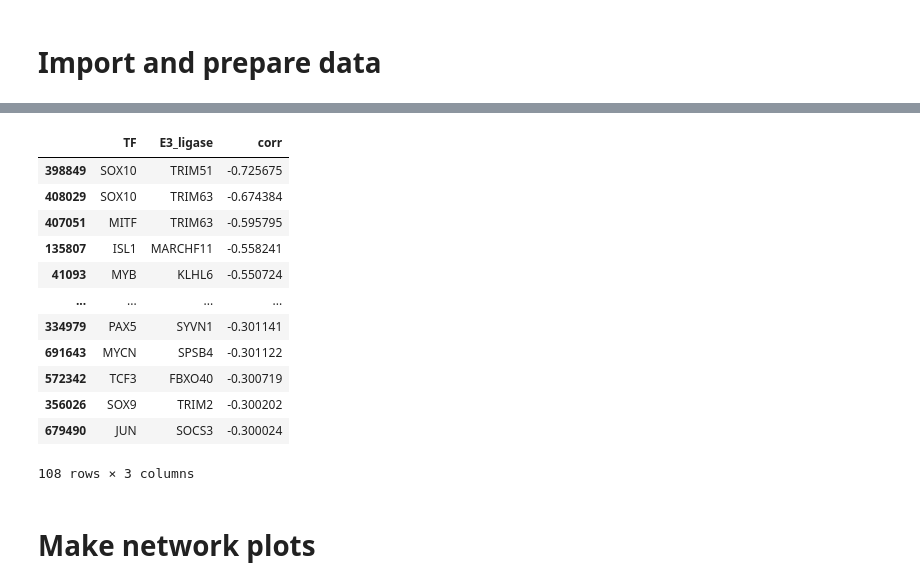
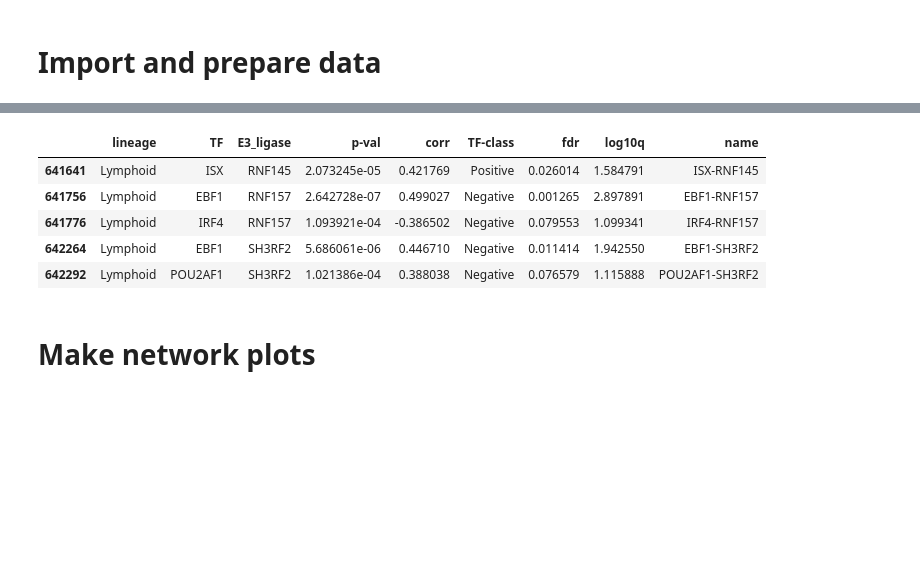
Before and after one commit to ddiannae/cancer_bootcamp25, a Jupyter notebook: 9_make_network_plots.ipynb, the cells around one changed output, grey strips where cells are left out. Saved outputs shown, nothing was run; the diff lists cells and outputs as text; code cells hidden in the pictures; blank space fills up the shorter version.

```diff
--- a/9_make_network_plots.ipynb
+++ b/9_make_network_plots.ipynb
@@ -10,5 +9,5 @@ import matplotlib.pyplot as plt
 # Import and prepare data
 # %%
 # read in dependency matrix of interest
-e3_tf_corr = pd.read_pickle("pydata/tf_dependency_e3ls_expr_correlation.pkl")
+e3_tf_corr = pd.read_pickle("pydata/tf_dependency_e3ls_expr_correlation_bylineage_fdr_significant.pkl")
 # %%
@@ -35,16 +22,11 @@ e3_tf_corr_filtered=e3_tf_corr.loc[ abs(e3_tf_corr['corr'] < -threshold) , ['TF'
+# %%
+e3_tf_corr_filtered =  e3_tf_corr[e3_tf_corr["lineage"] == "Lymphoid"]
 # %%
-e3_tf_corr_filtered
+e3_tf_corr_filtered.head()
 # %% [output]
-|  | TF | E3_ligase | corr |
-| 398849 | SOX10 | TRIM51 | -0.725675 |
-| 408029 | SOX10 | TRIM63 | -0.674384 |
-| 407051 | MITF | TRIM63 | -0.595795 |
-| 135807 | ISL1 | MARCHF11 | -0.558241 |
-| 41093 | MYB | KLHL6 | -0.550724 |
-| ... | ... | ... | ... |
-| 334979 | PAX5 | SYVN1 | -0.301141 |
-| 691643 | MYCN | SPSB4 | -0.301122 |
-| 572342 | TCF3 | FBXO40 | -0.300719 |
-| 356026 | SOX9 | TRIM2 | -0.300202 |
-| 679490 | JUN | SOCS3 | -0.300024 |
+|  | lineage | TF | E3_ligase | p-val | corr | TF-class | fdr | log10q | name |
+| 641641 | Lymphoid | ISX | RNF145 | 2.073245e-05 | 0.421769 | Positive | 0.026014 | 1.584791 | ISX-RNF145 |
+| 641756 | Lymphoid | EBF1 | RNF157 | 2.642728e-07 | 0.499027 | Negative | 0.001265 | 2.897891 | EBF1-RNF157 |
+| 641776 | Lymphoid | IRF4 | RNF157 | 1.093921e-04 | -0.386502 | Negative | 0.079553 | 1.099341 | IRF4-RNF157 |
+| 642264 | Lymphoid | EBF1 | SH3RF2 | 5.686061e-06 | 0.446710 | Negative | 0.011414 | 1.942550 | EBF1-SH3RF2 |
+| 642292 | Lymphoid | POU2AF1 | SH3RF2 | 1.021386e-04 | 0.388038 | Negative | 0.076579 | 1.115888 | POU2AF1-SH3RF2 |
-108 rows × 3 columns
```
Also changed, not shown: parts of 10 cells of this notebook.
